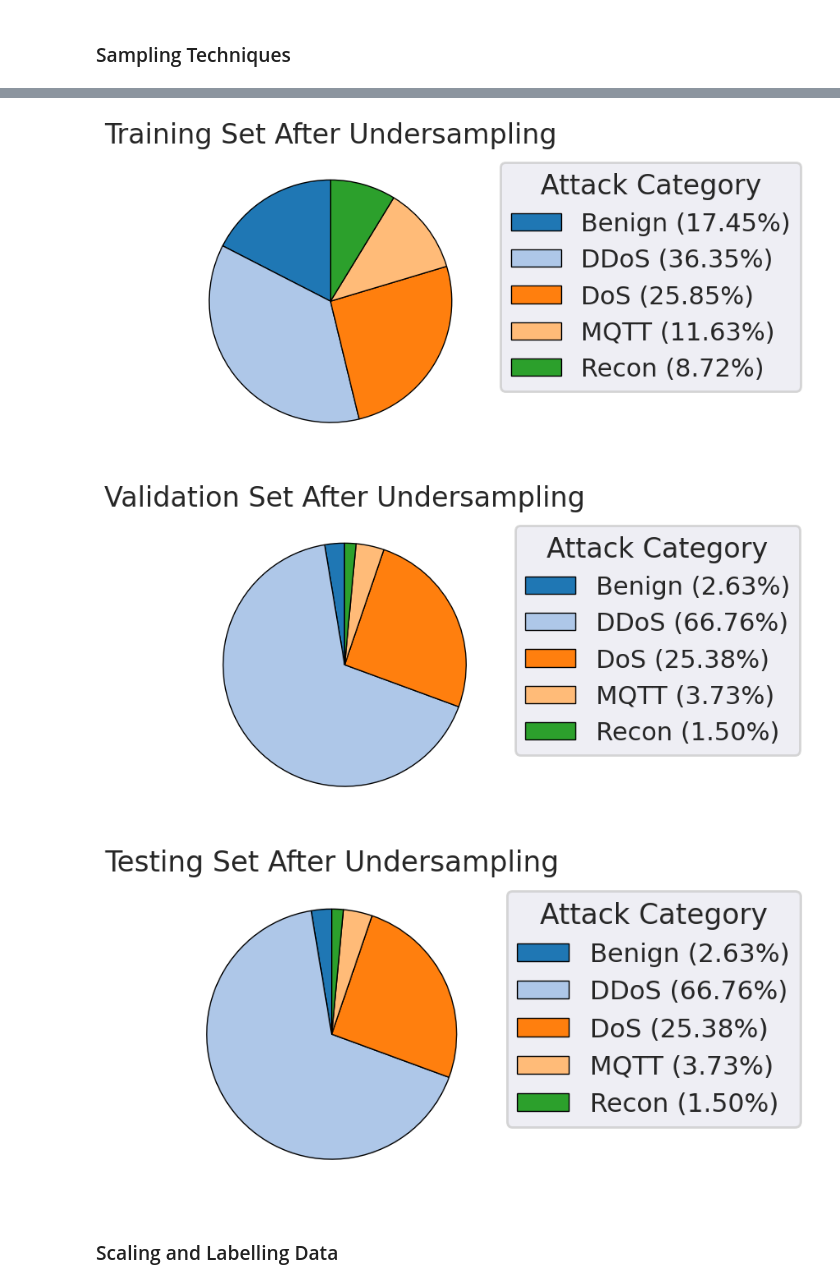
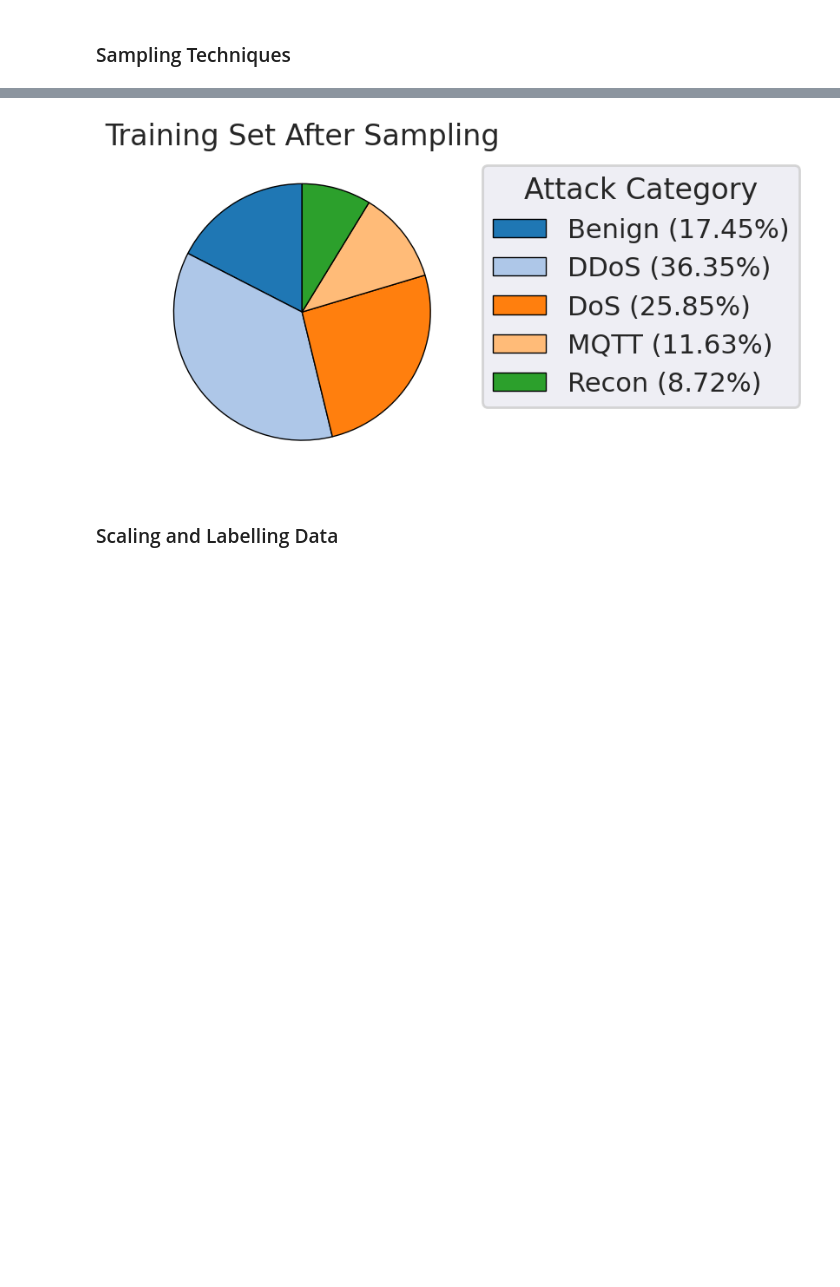
Before and after one commit to sssspppuud/Network-Intrusion-Detection-System-with-Explainable-Deep-Learning, a Jupyter notebook: Code/notebooks/02_training.ipynb, the cells around one changed output, grey strips where cells are left out. Cells and saved outputs as stored; diff of their text form; code cells hidden in the pictures; blank space fills up the shorter version.

```diff
--- a/Code/notebooks/02_training.ipynb
+++ b/Code/notebooks/02_training.ipynb
@@ -13,10 +13,10 @@ import numpy as np
 import matplotlib.pyplot as plt
 import seaborn as sns
 # %%
-sns.set_theme(style="darkgrid", context="poster", palette="bright")
+sns.set_theme(style="darkgrid", context="paper", palette="bright")
 plt.rcParams.update({
     "font.size": 16,
-    "axes.titlesize": 24,
+    "axes.titlesize": 30,
     "axes.labelsize": 18,
     "xtick.labelsize": 14,
     "ytick.labelsize": 14
@@ -181,6 +183,7 @@ Test 10% (875723 rows)
 ### Sampling Techniques
 # %%
 def plot_breakdown_pie(data, title):
+
     target_column = "Category"
     attack_counts = data.group_by(target_column).len().sort(target_column)
     attack_counts = attack_counts.to_pandas()
@@ -194,7 +197,7 @@ def plot_breakdown_pie(data, title):
 
     fig, ax = plt.subplots()
     ax.set_title(title)
-    colours = sns.color_palette("tab20", len(labels))
+    colours = sns.color_palette("tab10", 5)
     plt.pie(
         slices,
         wedgeprops=dict(edgecolor="black", linewidth=1),
@@ -246,18 +247,16 @@ pipeline = Pipeline(
 X_train, y_train = pipeline.fit_resample(X_train, y_train)
 # %%
 plot_breakdown_pie(
-    pl.DataFrame({"Category": y_train}), "Training Set After Undersampling"
+    pl.DataFrame({"Category": y_train}), "Training Set After Sampling"
 )
 plot_breakdown_pie(
-    pl.DataFrame({"Category": y_val}), "Validation Set After Undersampling"
+    pl.DataFrame({"Category": y_val}), "Validation Set After Sampling"
 )
 plot_breakdown_pie(
-    pl.DataFrame({"Category": y_test}), "Testing Set After Undersampling"
+    pl.DataFrame({"Category": y_test}), "Testing Set After Sampling"
 )
 # %% [output]
-[figure, old version]
+[figure, new version]
-[figure, removed]
-[figure, removed]
 # %% [markdown]
 ### Scaling and Labelling Data
 # %%
```
Also changed, not shown: parts of 4 cells of this notebook, 4 other files.
